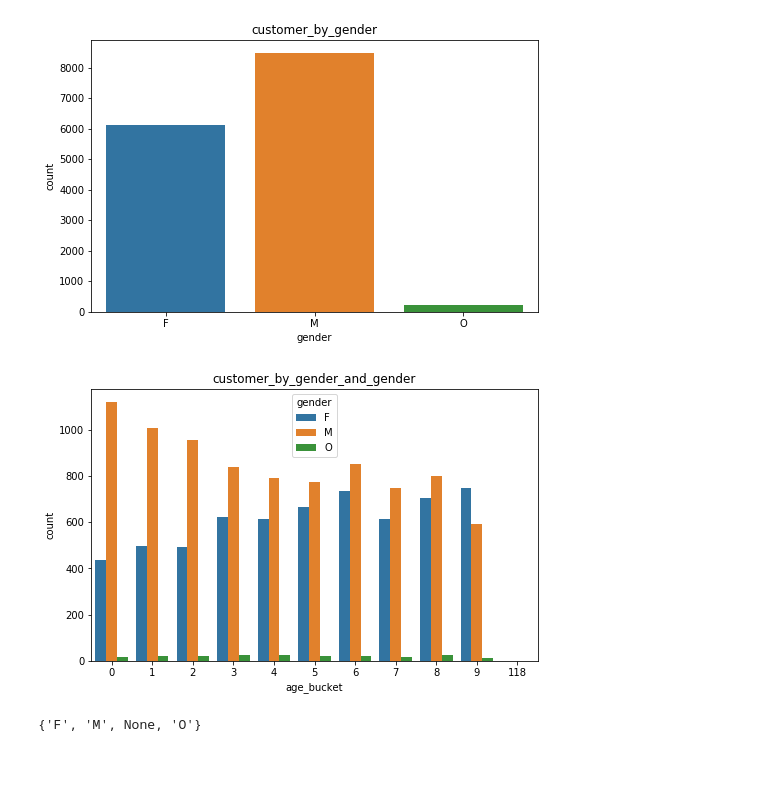
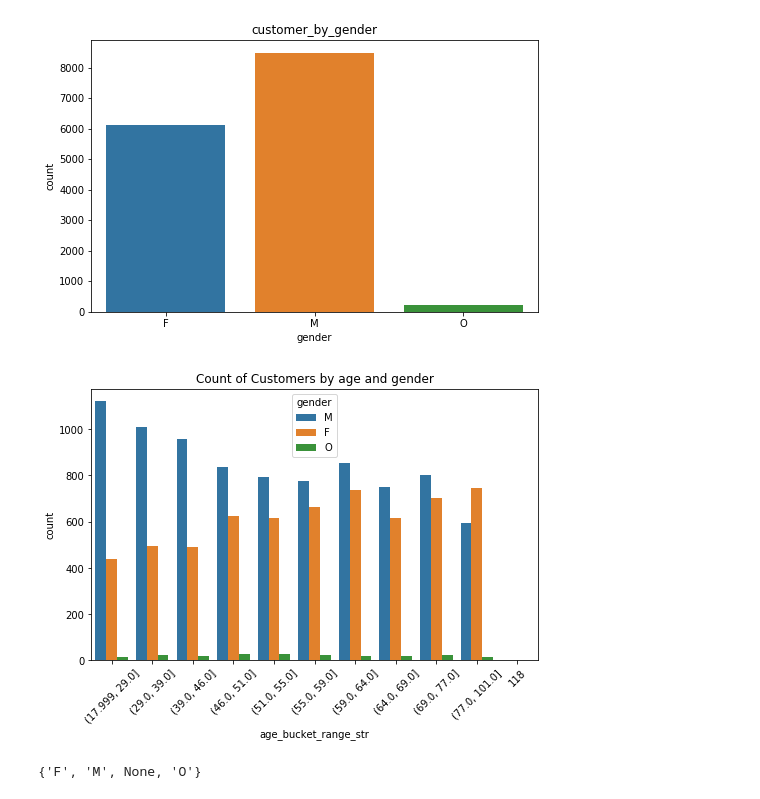
Before and after one commit to EriRika/Starbucks__DecisionTrees, a Jupyter notebook: Starbucks_Capstone_notebook.ipynb, the cells around one changed output. Cells and saved outputs as stored; diff of their text form; code cells hidden in the pictures; blank space fills up the shorter version.

```diff
--- a/Starbucks_Capstone_notebook.ipynb
+++ b/Starbucks_Capstone_notebook.ipynb
@@ -282,13 +294,23 @@ plt.savefig('images/customer_by_gender.png')
 # %% [output]
 [figure]
 # %%
+profile['age_bucket_range'] = ''
+buckets = [0, 0.1, 0.2, 0.3, 0.4, 0.5, 0.6, 0.7, 0.8, 0.9, 1]
+profile.loc[profile['age']!=118,'age_bucket_range'] = pd.qcut(profile.loc[profile['age']!=118,'age'], buckets)
+profile.loc[profile['age']==118, 'age_bucket_range'] = 118
+profile['age_bucket_range_str'] = [str(x) for x in profile.age_bucket_range]
+
 #There are more young male customrs, than young female customers. That trend turns around the older the customer gets
 fig, ax = plt.subplots(figsize = (8,5))
-plt.title('customer_by_gender_and_gender')
-sns.countplot(data = profile, x = 'age_bucket', hue = 'gender')
+groupd_age = profile.groupby('age_bucket_range_str', as_index = False)['id'].count()
+plt.title('Count of Customers by age and gender')
+sns.countplot(data = profile.iloc[profile.age_bucket.sort_values().index], x = 'age_bucket_range_str', hue = 'gender'),
+ax.set_xticklabels(
+    ax.get_xticklabels(),
+    rotation=45)
 plt.savefig('images/customer_by_gender_and_gender.png')
 # %% [output]
-[figure, old version]
+[figure, new version]
 # %%
 #What gender variables are in the data frame?
 set(profile.gender)
```
Also changed, not shown: parts of 27 cells of this notebook, 10 other files.
